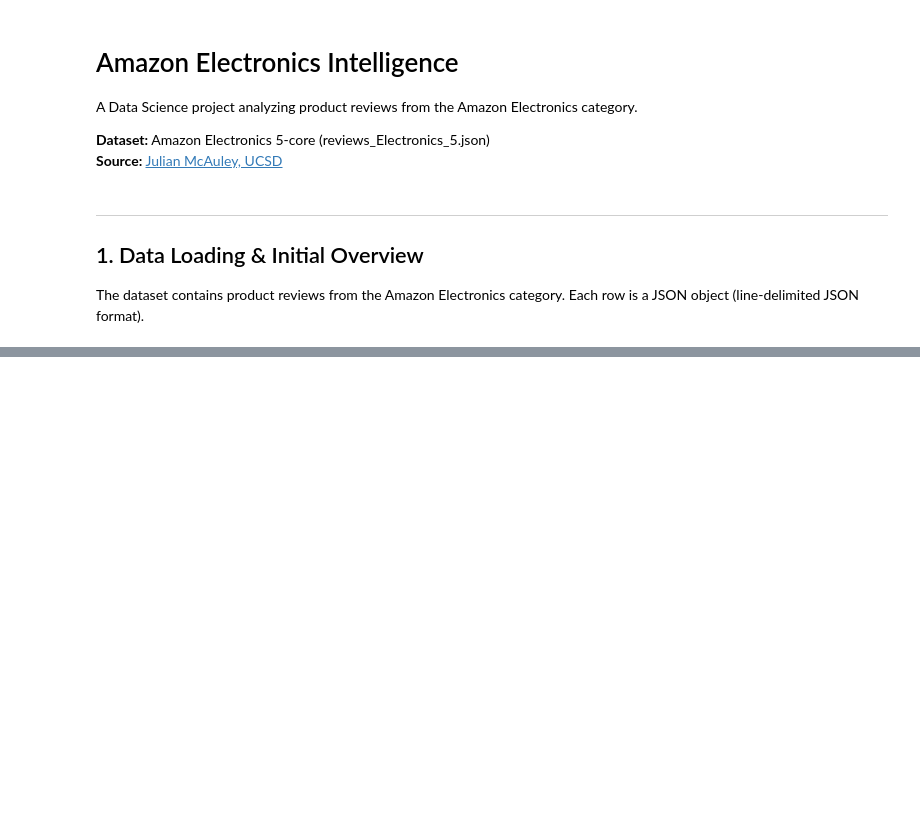
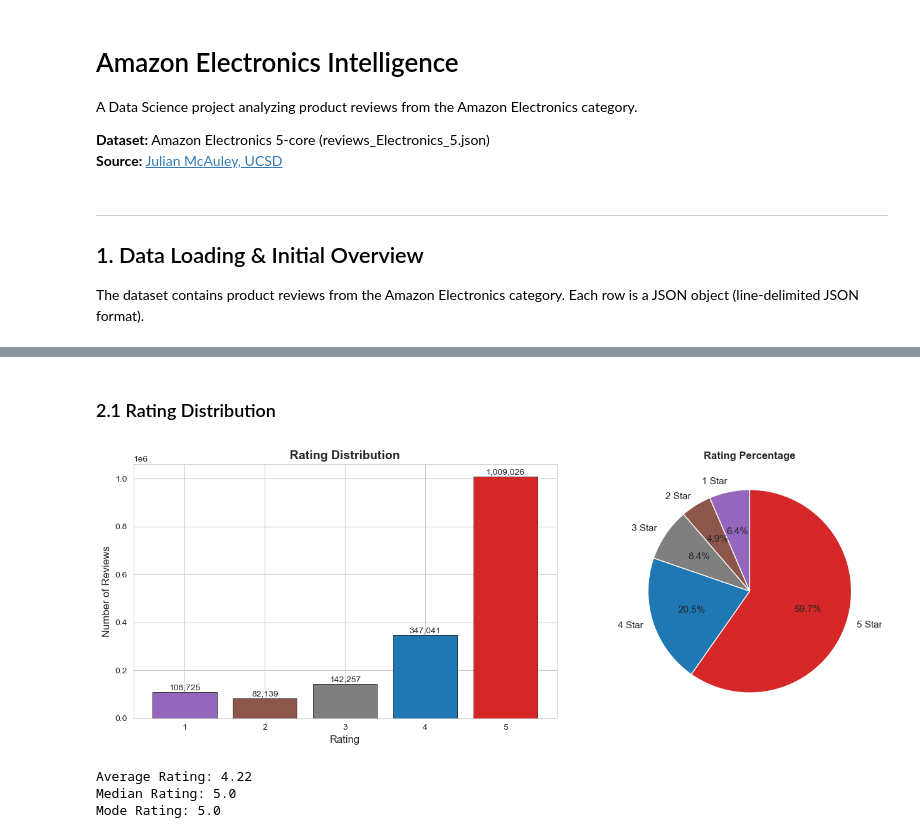
Before and after one commit to iremmkrtlmz/Amazon-Electronics-Intelligence, a Jupyter notebook: amazon_electronics_intelligence.ipynb, the cells around one changed output, grey strips where cells are left out. Cells and saved outputs as stored; diff of their text form; code cells hidden in the pictures; blank space fills up the shorter version.

Commit message:
Section 2: Descriptive Statistics (Rating Distribution, Most Reviewed Products, Most Active Reviewers)

```diff
--- a/amazon_electronics_intelligence.ipynb
+++ b/amazon_electronics_intelligence.ipynb
@@ -24,7 +24,7 @@ pd.set_option('display.max_colwidth', 100)
 The dataset contains product reviews from the Amazon Electronics category. Each row is a JSON object (line-delimited JSON format).
 # %%
 # Load the dataset
-df = pd.read_json('../reviews_Electronics_5.json/Electronics_5.json', lines=True)
+df = pd.read_json('../../reviews_Electronics_5.json/Electronics_5.json', lines=True)
 print(f'Dataset loaded successfully!')
 print(f'Number of rows: {df.shape[0]:,}')
 print(f'Number of columns: {df.shape[1]}')
@@ -72,0 +95,36 @@ for col in df.columns:
+# %% [markdown]
+### 2.1 Rating Distribution
+# %%
+# Rating distribution
+rating_counts = df['overall'].value_counts().sort_index()
+
+fig, ax = plt.subplots(1, 2, figsize=(14,5))
+
+# Bar chart
+colors = ['#9467bd', '#8c564b', '#7f7f7f', '#1f77b4', '#d62728']
+ax[0].bar(rating_counts.index, rating_counts.values, color=colors , edgecolor='black', linewidth=0.5)
+ax[0].set_title('Rating Distribution', fontsize=14, fontweight='bold')
+ax[0].set_xlabel('Rating', fontsize=12)
+ax[0].set_ylabel('Number of Reviews', fontsize=12)
+ax[0].set_xticks([1, 2, 3, 4, 5])
+
+# Percentage pie chart
+for i, v in enumerate(rating_counts.values):
+    offset = rating_counts.max() * 0.01
+    ax[0].text(rating_counts.index[i], v + offset, f'{v:,}', ha='center', fontsize=10)
+
+ax[1].pie(rating_counts.values, labels=[f'{int(r)} Star' for r in rating_counts.index], autopct='%1.1f%%',
+       colors=colors, startangle=90, textprops={'fontsize': 11})
+ax[1].set_title('Rating Percentage', fontsize=12, fontweight='bold')
+plt.tight_layout()
+plt.show()
+
+
+print(f'Average Rating: {df["overall"].mean():.2f}')
+print(f'Median Rating: {df["overall"].median():.1f}')
+print(f'Mode Rating: {df["overall"].mode()[0]:.1f}')
+# %% [output]
+[figure, added]
+Average Rating: 4.22
+Median Rating: 5.0
+Mode Rating: 5.0
```
Also changed, not shown: parts of 9 cells of this notebook.
